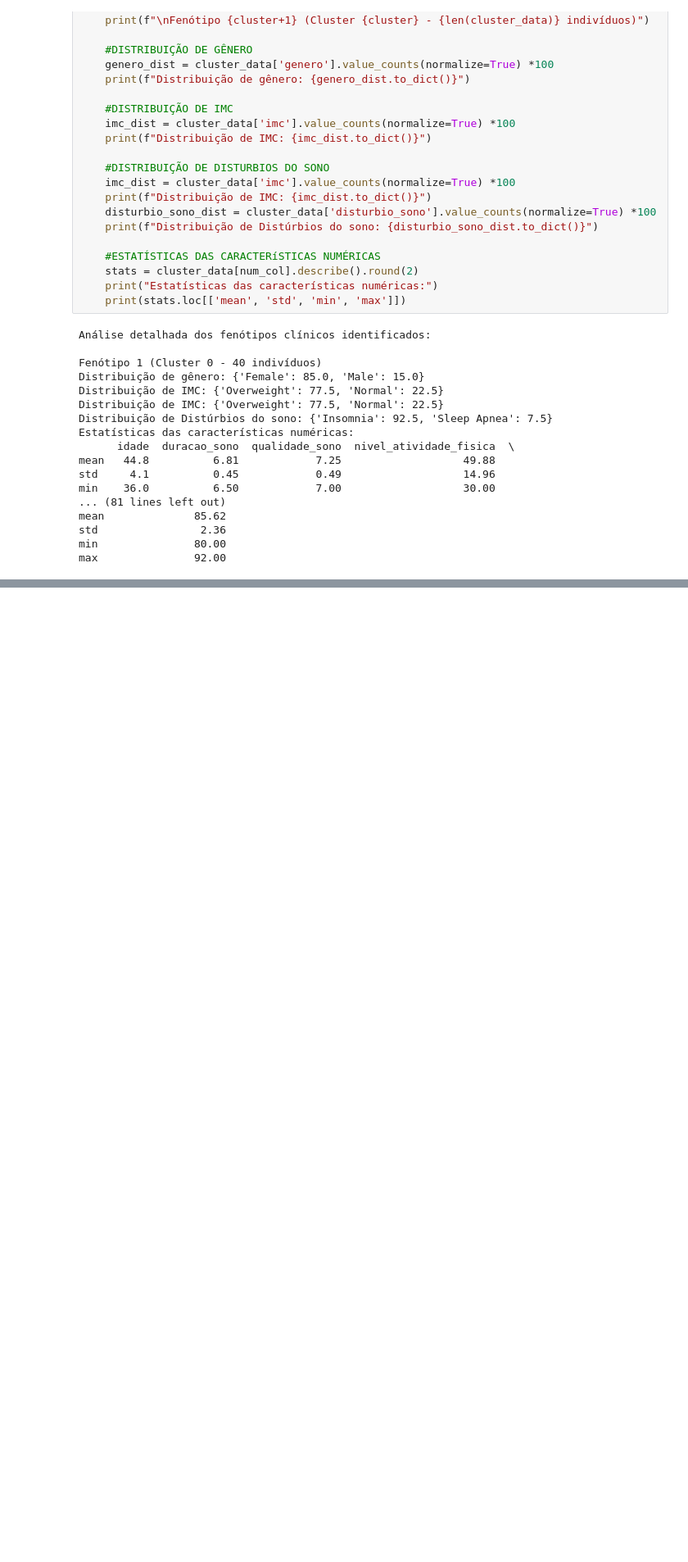
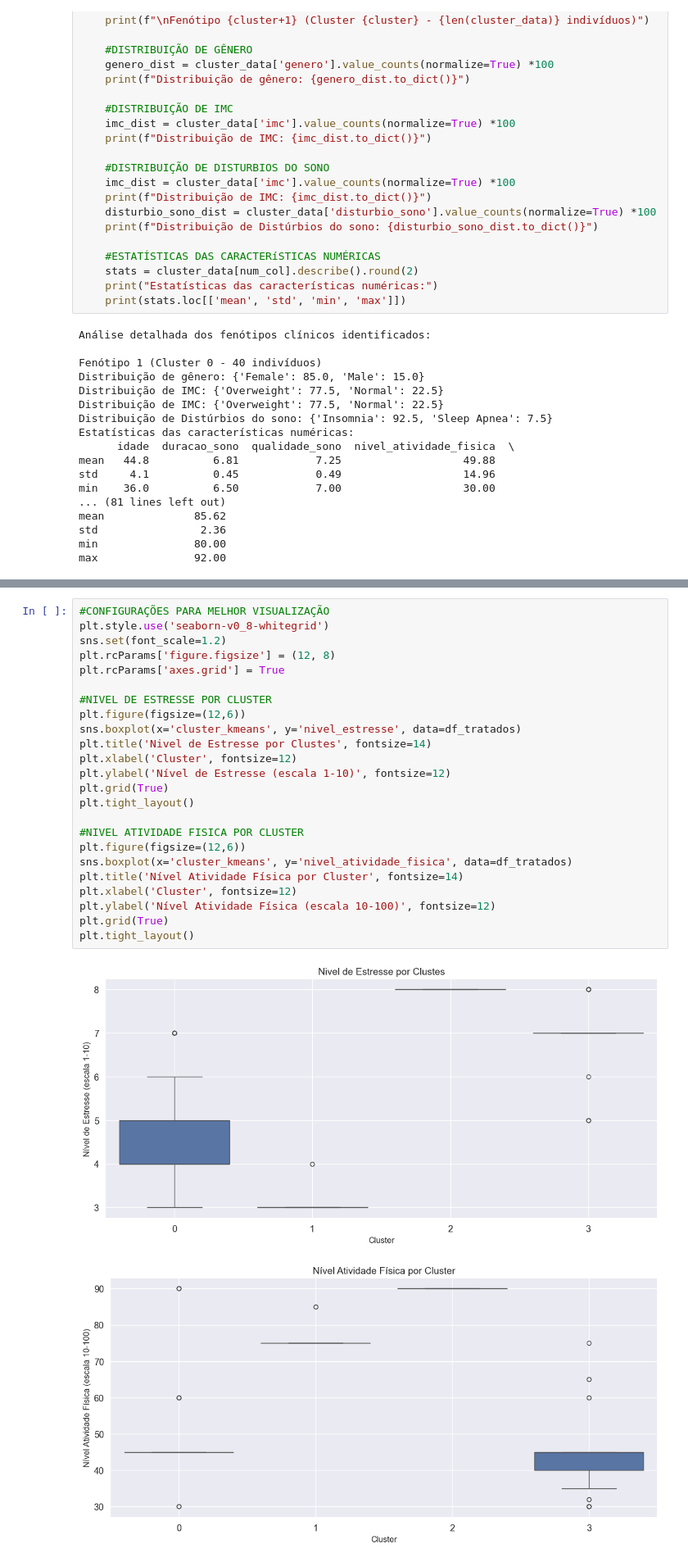
Before and after one commit to brunajeniferf/naosupervisionado, a Jupyter notebook: Health_Sleep.ipynb, the cells around one changed output, grey strips where cells are left out. Shown at 82% size. Drawn from its saved outputs; the diff is of its cells as text; blank space fills up the shorter version.

```diff
--- a/Health_Sleep.ipynb
+++ b/Health_Sleep.ipynb
@@ -649,0 +710,27 @@ max               92.00
+# %%
+#CONFIGURAÇÕES PARA MELHOR VISUALIZAÇÃO
+plt.style.use('seaborn-v0_8-whitegrid')
+sns.set(font_scale=1.2)
+plt.rcParams['figure.figsize'] = (12, 8)
+plt.rcParams['axes.grid'] = True
+
+#NIVEL DE ESTRESSE POR CLUSTER
+plt.figure(figsize=(12,6))
+sns.boxplot(x='cluster_kmeans', y='nivel_estresse', data=df_tratados)
+plt.title('Nivel de Estresse por Clustes', fontsize=14)
+plt.xlabel('Cluster', fontsize=12)
+plt.ylabel('Nível de Estresse (escala 1-10)', fontsize=12)
+plt.grid(True)
+plt.tight_layout()
+
+#NIVEL ATIVIDADE FISICA POR CLUSTER
+plt.figure(figsize=(12,6))
+sns.boxplot(x='cluster_kmeans', y='nivel_atividade_fisica', data=df_tratados)
+plt.title('Nível Atividade Física por Cluster', fontsize=14)
+plt.xlabel('Cluster', fontsize=12)
+plt.ylabel('Nível Atividade Física (escala 10-100)', fontsize=12)
+plt.grid(True)
+plt.tight_layout()
+# %% [output]
+[figure, added]
+[figure, added]
```
Also changed, not shown: parts of 10 cells of this notebook.
